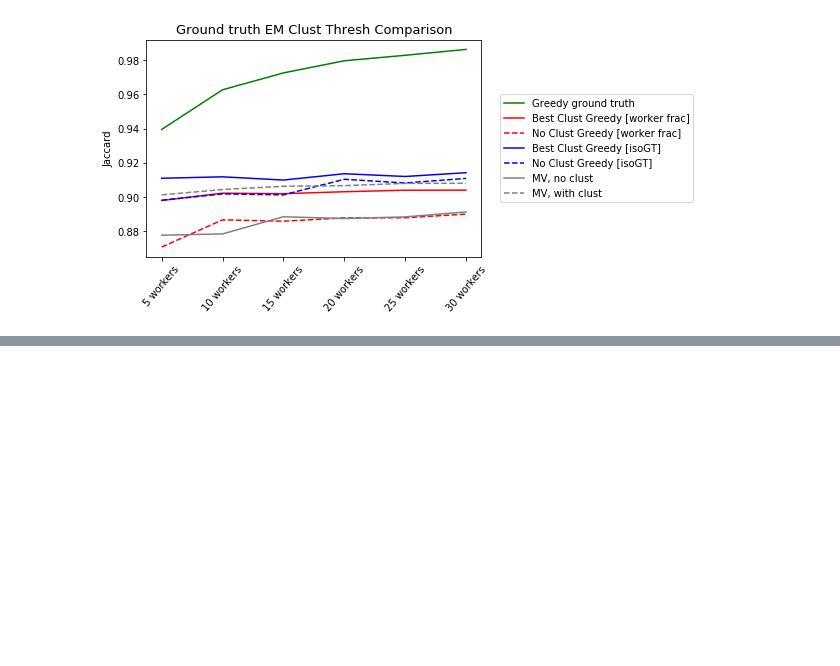
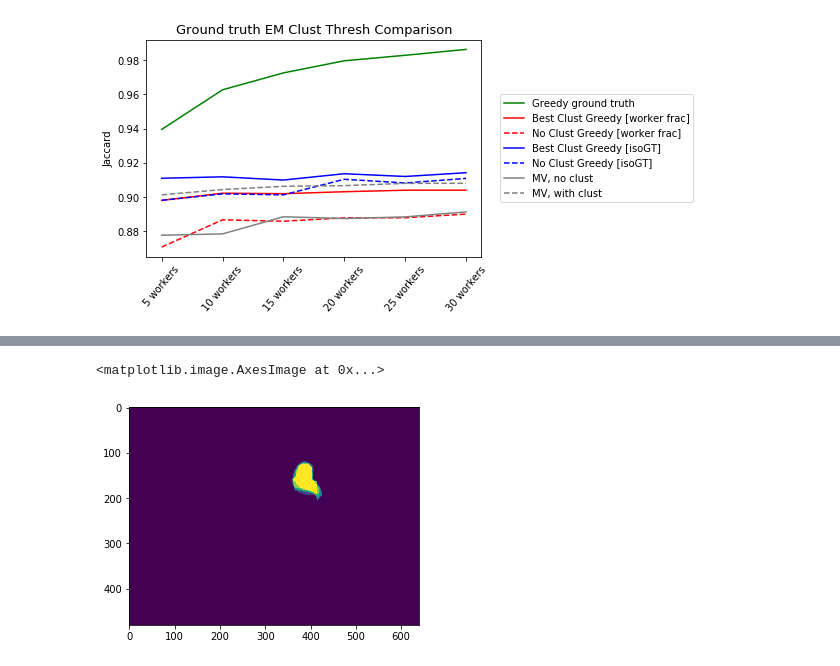
Before and after one commit to cognoscentai/segmentation, a Jupyter notebook: ipynb/PixelBasedGroundTruthExperiment-WithCluster.ipynb, the cells around one changed output, grey strips where cells are left out. Drawn from its saved outputs; the diff is of its cells as text; code cells hidden in the pictures; blank space fills up the shorter version.

```diff
--- a/ipynb/PixelBasedGroundTruthExperiment-WithCluster.ipynb
+++ b/ipynb/PixelBasedGroundTruthExperiment-WithCluster.ipynb
@@ -249,0 +271,10 @@ To do
+# %%
+sample = "5workers_rand0"
+objid=7
+cluster_id=1
+# %%
+mega_mask = get_mega_mask(sample,objid,0)
+plt.imshow(mega_mask)
+# %% [output]
+<matplotlib.image.AxesImage at 0x...>
+[figure, added]
```
Also changed, not shown: parts of 12 cells of this notebook, 1 other file.
